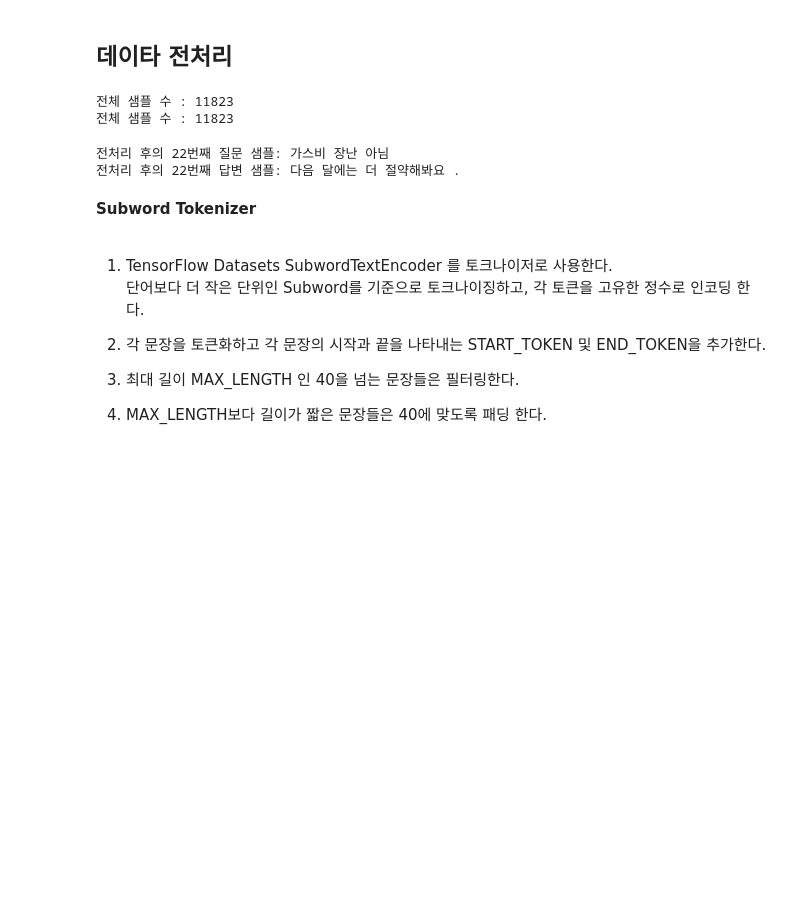
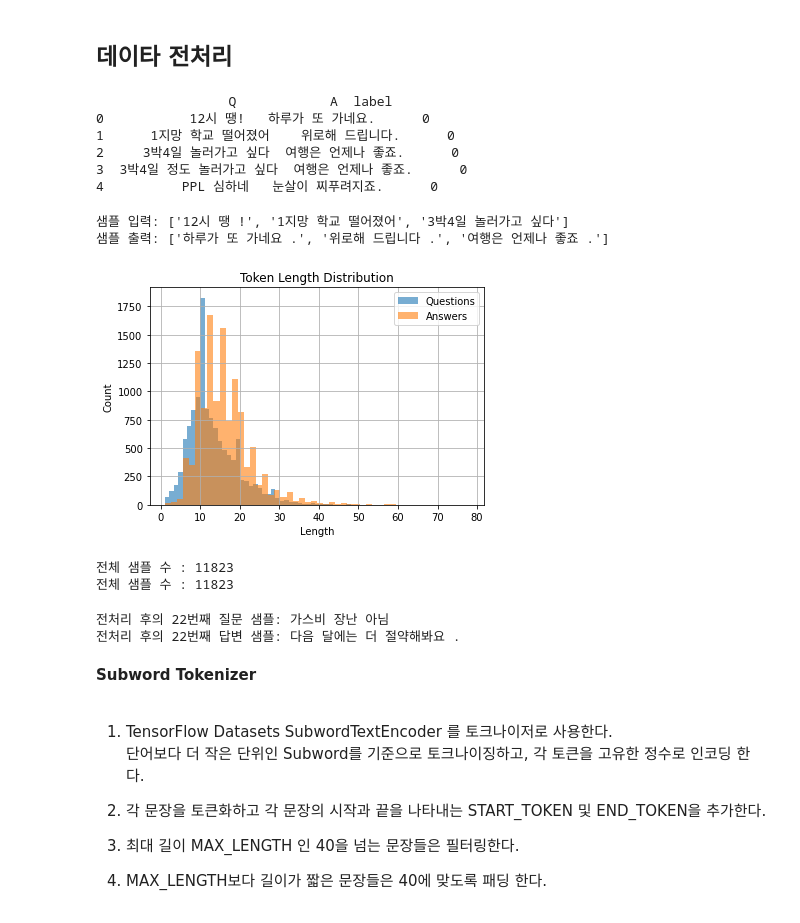
Before and after one commit to YSKIM-moya/first-repository, a Jupyter notebook: transformer_chatbot_kor.ipynb, the cells around one changed output. Cells and saved outputs as stored; diff of their text form; code cells hidden in the pictures; blank space fills up the shorter version.

Commit message:
chatbot

```diff
--- a/transformer_chatbot_kor.ipynb
+++ b/transformer_chatbot_kor.ipynb
@@ -7,6 +7,56 @@ import numpy as np
 import matplotlib.pyplot as plt
 # %% [markdown]
 ## 데이타 전처리
+# %%
+import pandas as pd
+
+# CSV 로딩
+data_path = os.path.join(os.getenv("HOME"), "aiffel/transformer_chatbot/data/ChatbotData .csv")
+df = pd.read_csv(data_path)
+
+print(df.head())
+# %% [output]
+                 Q            A  label
+0           12시 땡!   하루가 또 가네요.      0
+1      1지망 학교 떨어졌어    위로해 드립니다.      0
+2     3박4일 놀러가고 싶다  여행은 언제나 좋죠.      0
+3  3박4일 정도 놀러가고 싶다  여행은 언제나 좋죠.      0
+4          PPL 심하네   눈살이 찌푸려지죠.      0
+# %%
+# 전처리 함수 정의
+def preprocess_sentence(sentence):
+    sentence = sentence.lower().strip()
+    sentence = re.sub(r"([?.!,])", r" \1 ", sentence)
+    sentence = re.sub(r'[" "]+', " ", sentence)
+    sentence = re.sub(r"[^가-힣ㄱ-ㅎㅏ-ㅣa-zA-Z0-9?.!,]+", " ", sentence)
+    sentence = sentence.strip()
+    return sentence
+
+# 질문과 답변 분리 + 전처리 적용
+questions = [preprocess_sentence(q) for q in df['Q']]
+answers = [preprocess_sentence(a) for a in df['A']]
+
+print("샘플 입력:", questions[:3])
+print("샘플 출력:", answers[:3])
+# %% [output]
+샘플 입력: ['12시 땡 !', '1지망 학교 떨어졌어', '3박4일 놀러가고 싶다']
+샘플 출력: ['하루가 또 가네요 .', '위로해 드립니다 .', '여행은 언제나 좋죠 .']
+# %%
+# 길이 확인을 위한 리스트 생성
+question_lengths = [len(q) for q in questions]
+answer_lengths = [len(a) for a in answers]
+
+# 히스토그램 시각화
+plt.hist(question_lengths, bins=50, alpha=0.6, label='Questions')
+plt.hist(answer_lengths, bins=50, alpha=0.6, label='Answers')
+plt.xlabel('Length')
+plt.ylabel('Count')
+plt.title('Token Length Distribution')
+plt.legend()
+plt.grid()
+plt.show()
+# %% [output]
+[figure, added]
 # %%
 
 #conversation_lines = os.path.join('~/aiffel/transformer_chatbot/data/ChatbotData.csv')
```
Also changed, not shown: parts of 2 cells of this notebook.
